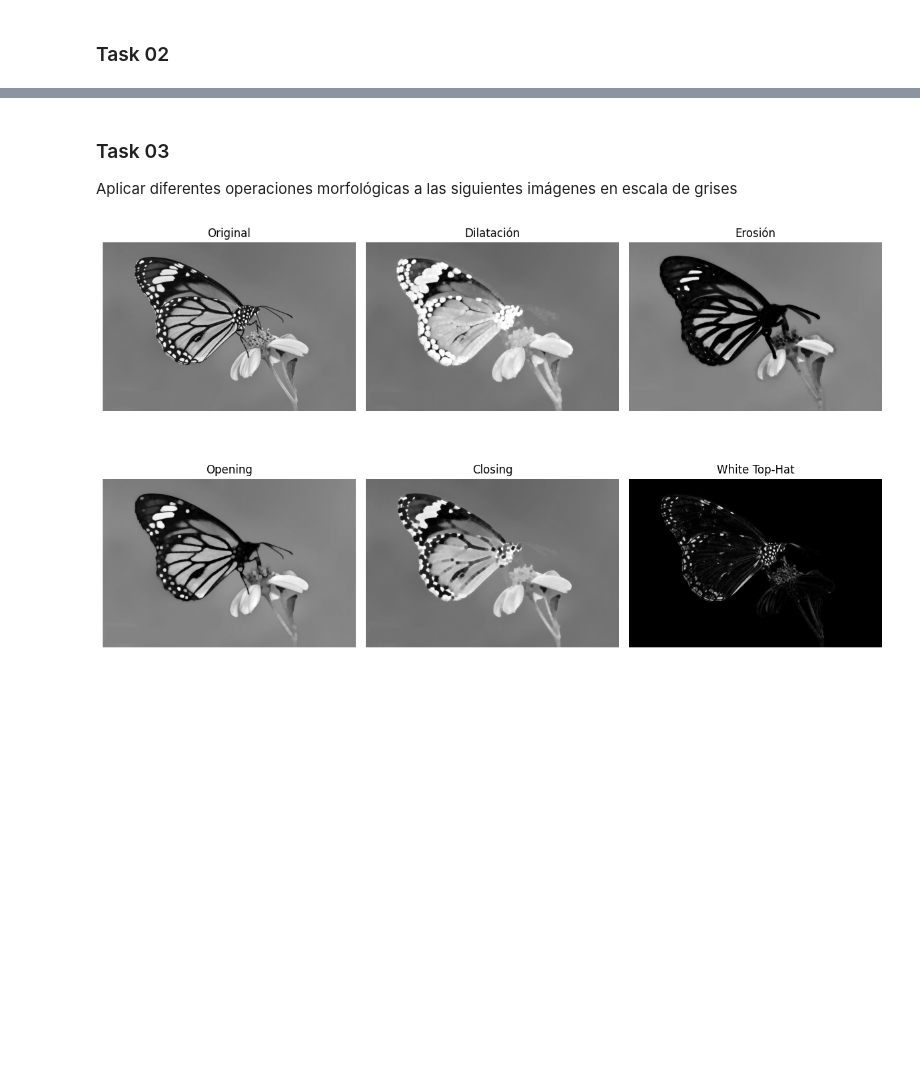
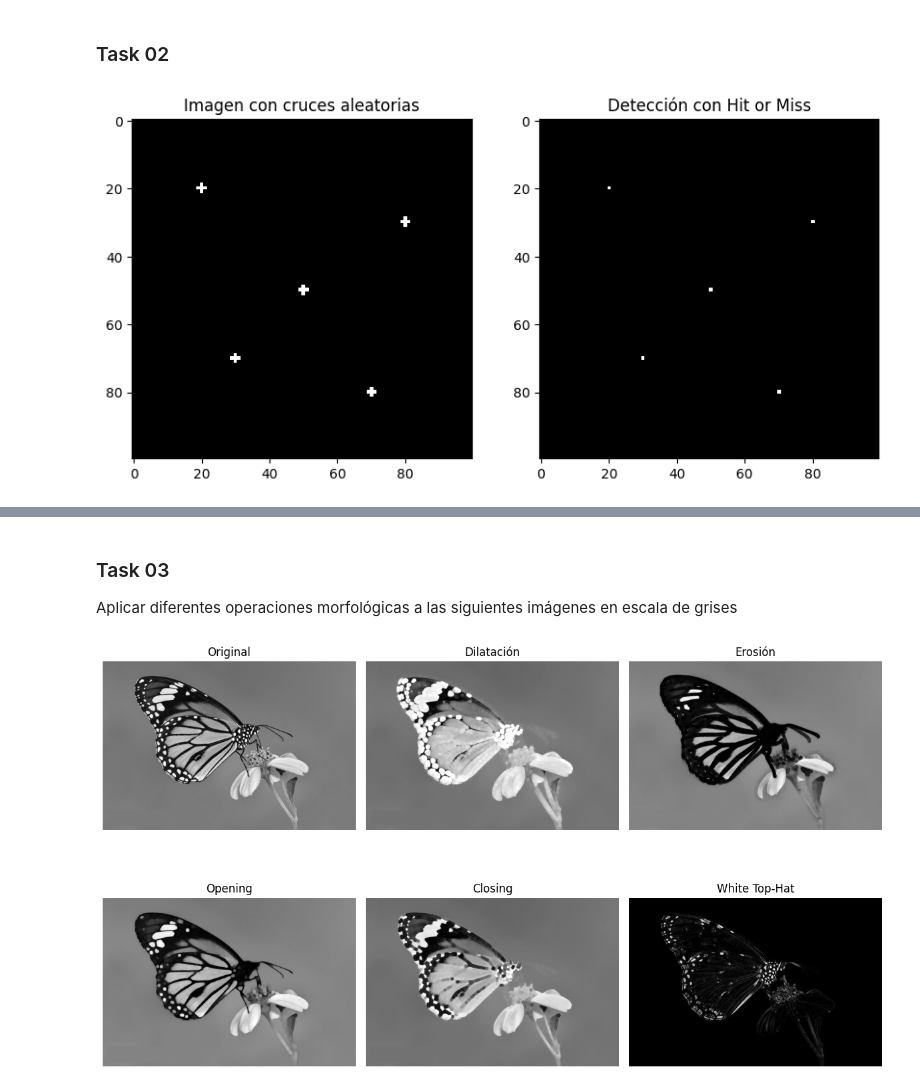
Before and after one commit to MelissaPerez09/Lab02-CC3102, a Jupyter notebook: src/lab02.ipynb, the cells around one changed output, grey strips where cells are left out. Cells and saved outputs as stored; diff of their text form; code cells hidden in the pictures; blank space fills up the shorter version.

```diff
--- a/src/lab02.ipynb
+++ b/src/lab02.ipynb
@@ -21,0 +45,34 @@ from scipy import ndimage as ndi
+# %%
+img_size = 100
+image = np.zeros((img_size, img_size), dtype=np.uint8)
+
+cross_positions = [(20, 20), (50, 50), (80, 30), (30, 70), (70, 80)]
+
+# Dibujar cruces manualmente en las posiciones definidas
+for x, y in cross_positions:
+    cv2.line(image, (x, y-1), (x, y+1), 255, 1)  # Línea vertical
+    cv2.line(image, (x-1, y), (x+1, y), 255, 1)  # Línea horizontal
+
+B1 = np.array([[0, 1, 0],
+               [1, 1, 1],
+               [0, 1, 0]], dtype=np.uint8)  # La cruz que queremos detectar
+
+B2 = np.array([[1, 0, 1],
+               [0, 0, 0],
+               [1, 0, 1]], dtype=np.uint8)  # Zonas donde NO debe haber píxeles
+
+hit_or_miss = cv2.morphologyEx(image, cv2.MORPH_HITMISS, B1 - B2)
+
+
+plt.figure(figsize=(10, 5))
+plt.subplot(1, 2, 1)
+plt.title("Imagen con cruces aleatorias")
+plt.imshow(image, cmap='gray')
+
+plt.subplot(1, 2, 2)
+plt.title("Detección con Hit or Miss")
+plt.imshow(hit_or_miss, cmap='gray')
+
+plt.show()
+# %% [output]
+[figure, added]
```
Also changed, not shown: parts of 5 cells of this notebook.
